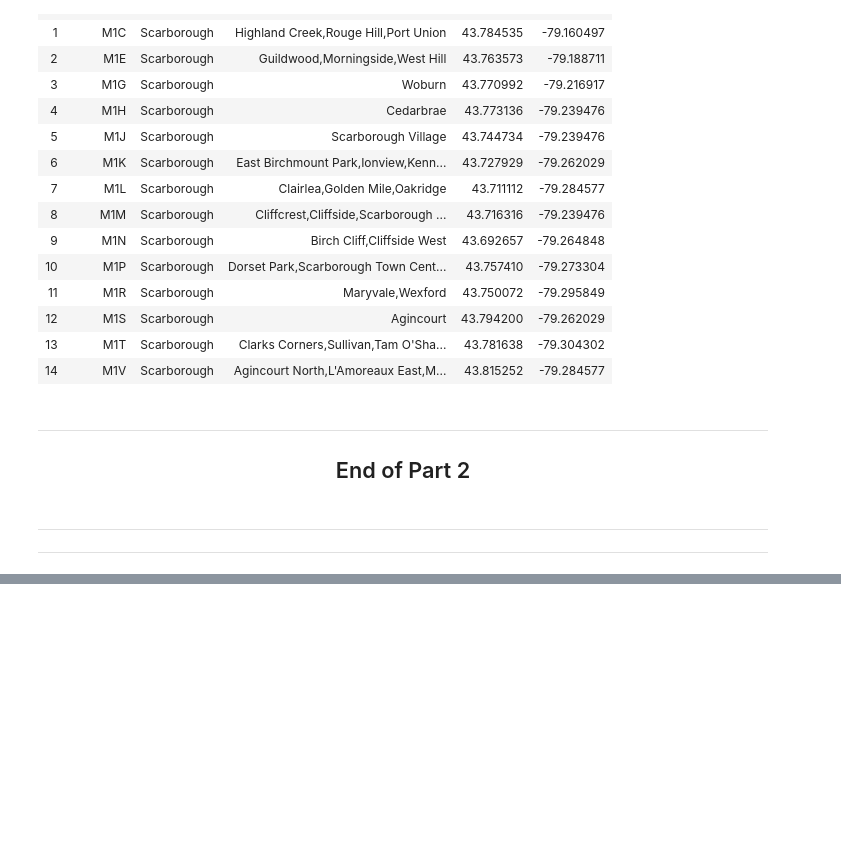
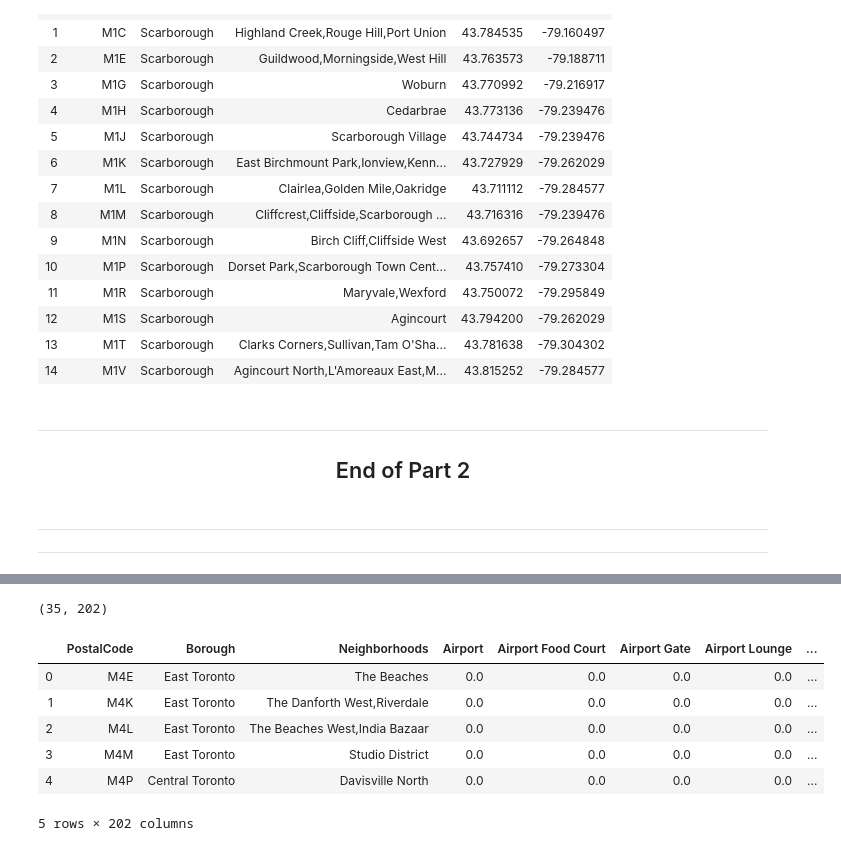
Before and after one commit to nrj101/Coursera_Capstone, a Jupyter notebook: Week-3 Toronto Neighborhoods.ipynb, the cells around one changed output, grey strips where cells are left out. Cells and saved outputs as stored; diff of their text form; code cells hidden in the pictures; blank space fills up the shorter version.

```diff
--- a/Week-3 Toronto Neighborhoods.ipynb
+++ b/Week-3 Toronto Neighborhoods.ipynb
@@ -241,0 +380,13 @@ neighborhoods.head(15)
+# %%
+toronto_venues_freq = toronto_onehot.groupby(['PostalCode', 'Borough', 'Neighborhoods']).mean().reset_index()
+print(toronto_venues_freq.shape)
+toronto_venues_freq.head()
+# %% [output]
+(35, 202)
+|  | PostalCode | Borough | Neighborhoods | Airport | Airport Food Court | Airport Gate | Airport Lounge | ... |
+| 0 | M4E | East Toronto | The Beaches | 0.0 | 0.0 | 0.0 | 0.0 | ... |
+| 1 | M4K | East Toronto | The Danforth West,Riverdale | 0.0 | 0.0 | 0.0 | 0.0 | ... |
+| 2 | M4L | East Toronto | The Beaches West,India Bazaar | 0.0 | 0.0 | 0.0 | 0.0 | ... |
+| 3 | M4M | East Toronto | Studio District | 0.0 | 0.0 | 0.0 | 0.0 | ... |
+| 4 | M4P | Central Toronto | Davisville North | 0.0 | 0.0 | 0.0 | 0.0 | ... |
+5 rows × 202 columns
```
Also changed, not shown: parts of 23 cells of this notebook.
